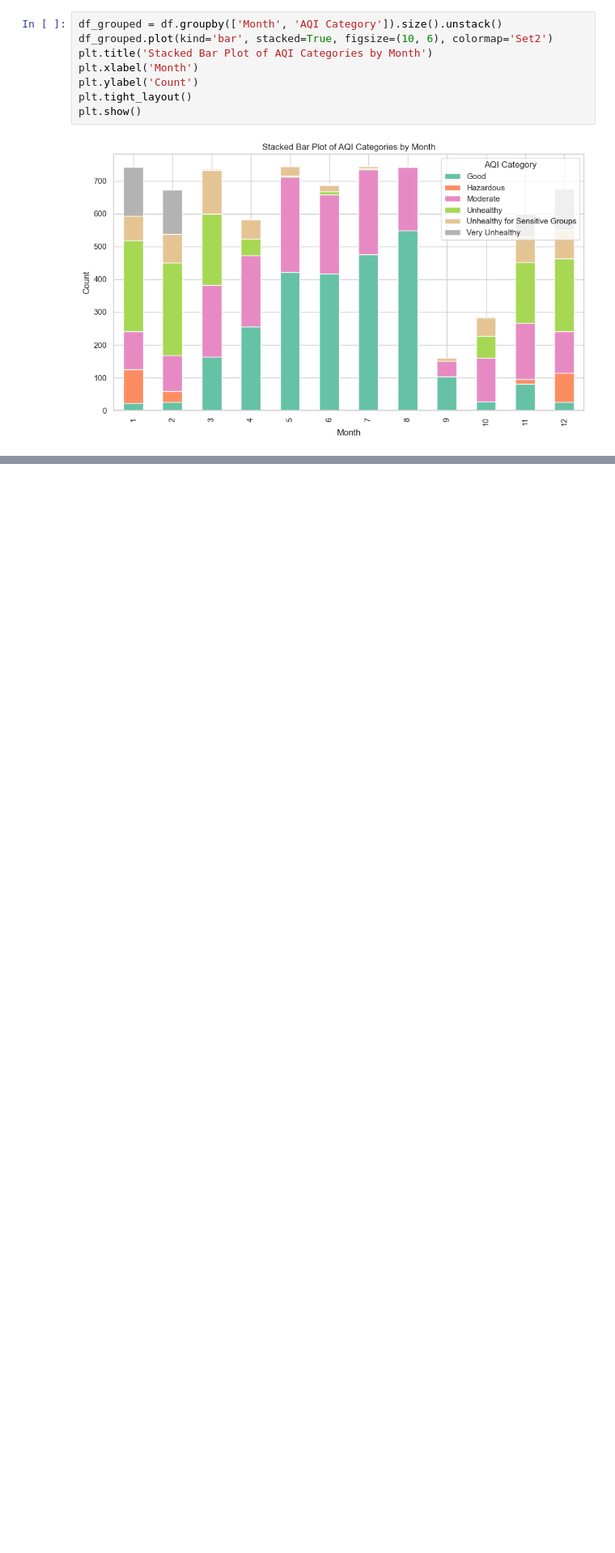
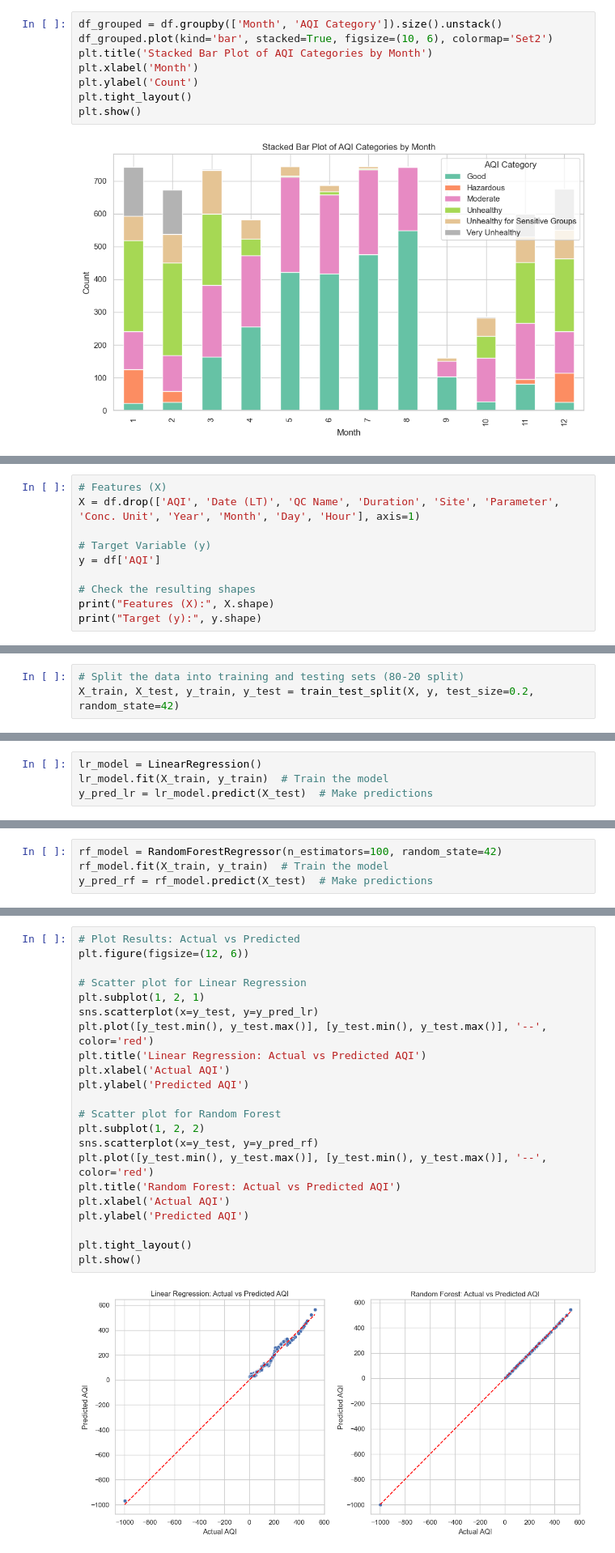
Before and after one commit to CCT-Dublin/capstone-project-Nomin1016, a Jupyter notebook: Nomin_CA2_StrategicThinking.ipynb, the cells around one changed output, grey strips where cells are left out. Shown at 81% size. Cells and saved outputs as stored; diff of their text form; blank space fills up the shorter version.

```diff
--- a/Nomin_CA2_StrategicThinking.ipynb
+++ b/Nomin_CA2_StrategicThinking.ipynb
@@ -301,0 +342,10 @@ plt.show()
+# %%
+# Features (X)
+X = df.drop(['AQI', 'Date (LT)', 'QC Name', 'Duration', 'Site', 'Parameter', 'Conc. Unit', 'Year', 'Month', 'Day', 'Hour'], axis=1)
+
+# Target Variable (y)
+y = df['AQI']
+
+# Check the resulting shapes
+print("Features (X):", X.shape)
+print("Target (y):", y.shape)
@@ -301,0 +389,3 @@ plt.show()
+# %%
+# Split the data into training and testing sets (80-20 split)
+X_train, X_test, y_train, y_test = train_test_split(X, y, test_size=0.2, random_state=42)
@@ -301,0 +394,4 @@ plt.show()
+# %%
+lr_model = LinearRegression()
+lr_model.fit(X_train, y_train)  # Train the model
+y_pred_lr = lr_model.predict(X_test)  # Make predictions
@@ -301,0 +420,4 @@ plt.show()
+# %%
+rf_model = RandomForestRegressor(n_estimators=100, random_state=42)
+rf_model.fit(X_train, y_train)  # Train the model
+y_pred_rf = rf_model.predict(X_test)  # Make predictions
@@ -301,0 +463,24 @@ plt.show()
+# %%
+# Plot Results: Actual vs Predicted
+plt.figure(figsize=(12, 6))
+
+# Scatter plot for Linear Regression
+plt.subplot(1, 2, 1)
+sns.scatterplot(x=y_test, y=y_pred_lr)
+plt.plot([y_test.min(), y_test.max()], [y_test.min(), y_test.max()], '--', color='red')
+plt.title('Linear Regression: Actual vs Predicted AQI')
+plt.xlabel('Actual AQI')
+plt.ylabel('Predicted AQI')
+
+# Scatter plot for Random Forest
+plt.subplot(1, 2, 2)
+sns.scatterplot(x=y_test, y=y_pred_rf)
+plt.plot([y_test.min(), y_test.max()], [y_test.min(), y_test.max()], '--', color='red')
+plt.title('Random Forest: Actual vs Predicted AQI')
+plt.xlabel('Actual AQI')
+plt.ylabel('Predicted AQI')
+
+plt.tight_layout()
+plt.show()
+# %% [output]
+[figure, added]
```
Also changed, not shown: parts of 34 cells of this notebook.
